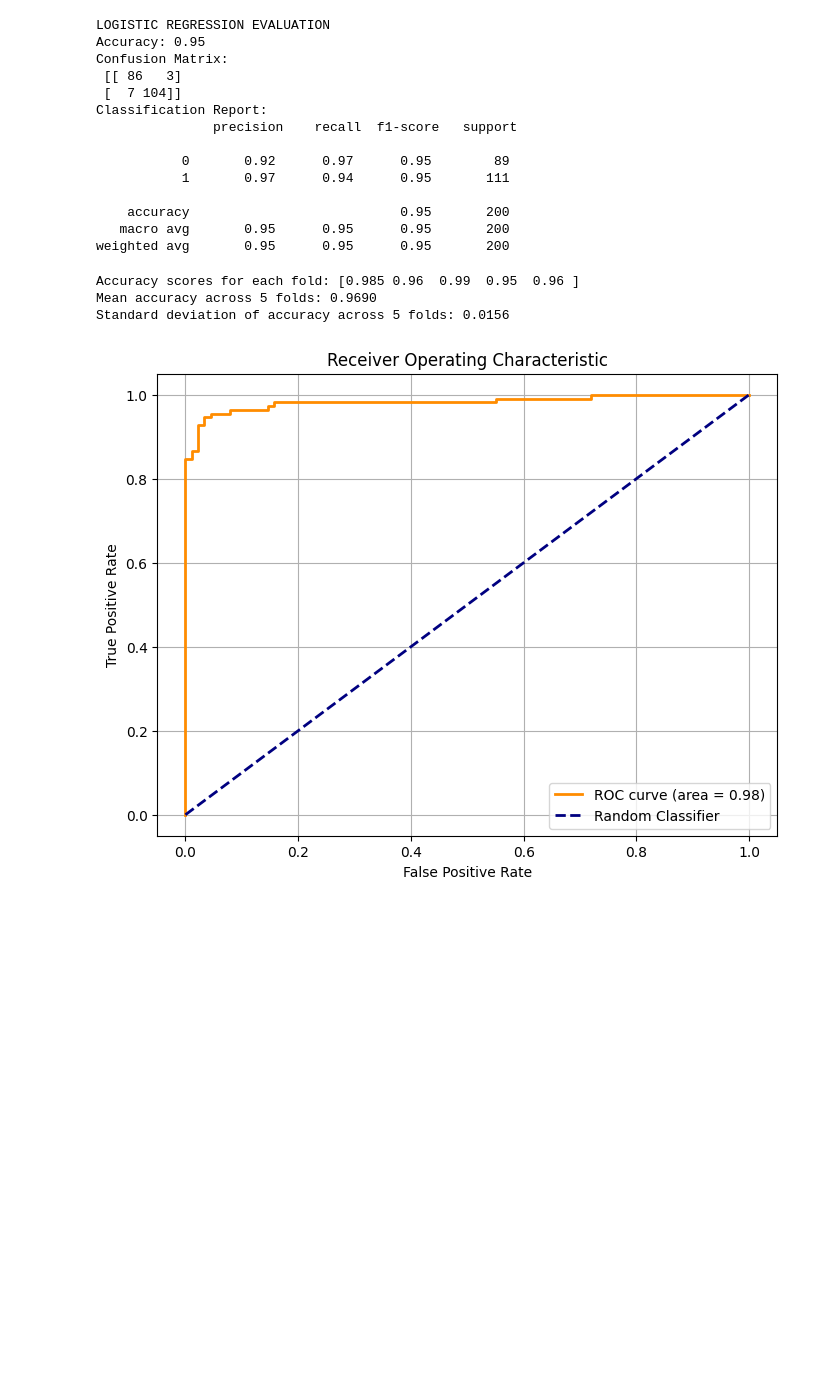
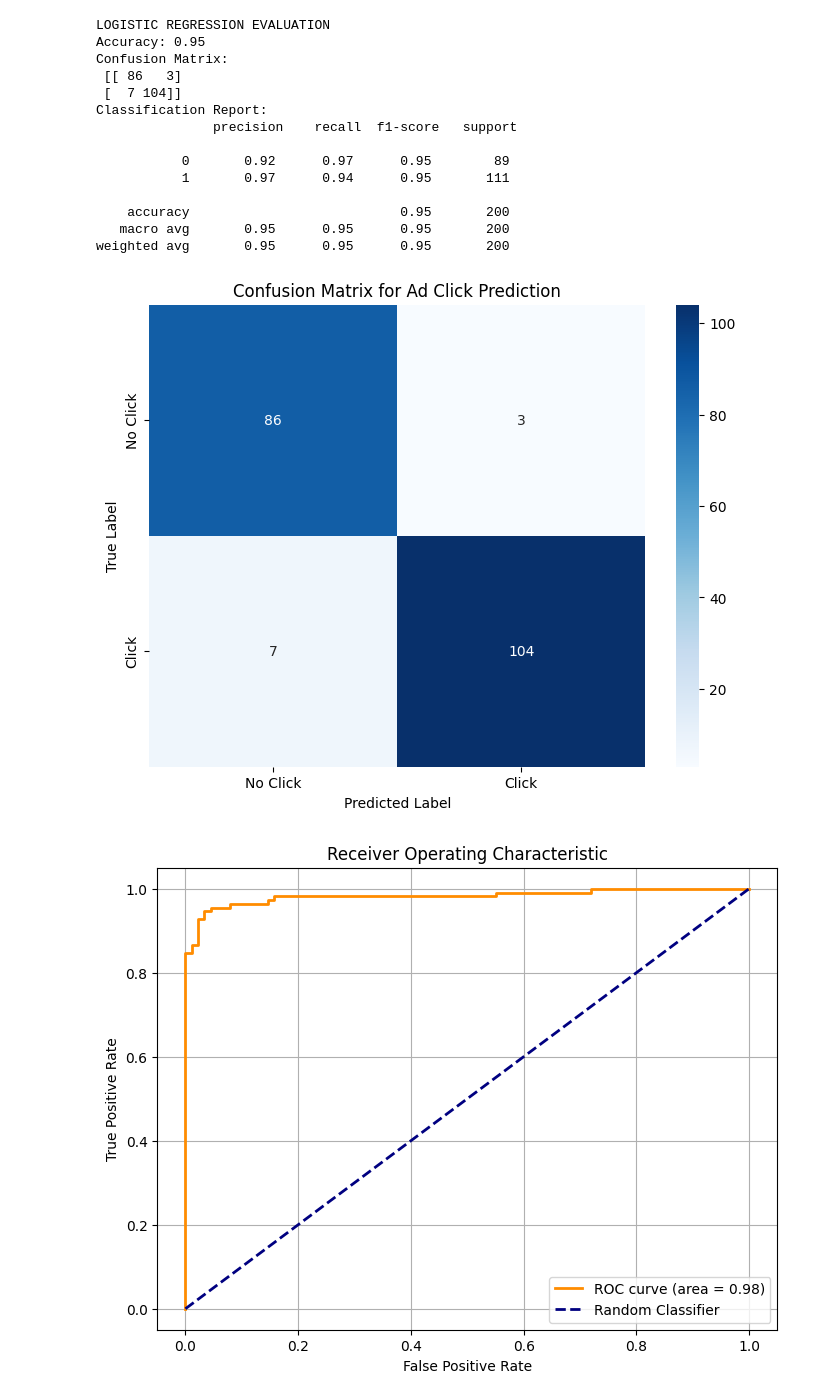
Before and after one commit to Rayr07/ML-lab, a Jupyter notebook: Lab4.ipynb, the cells around one changed output. Cells and saved outputs as stored; diff of their text form; code cells hidden in the pictures; blank space fills up the shorter version.

```diff
--- a/Lab4.ipynb
+++ b/Lab4.ipynb
@@ -376,5 +314,6 @@ Coefficients: [0.04656695 0.0372453 ]
 # %% [markdown]
 Q3
 # %%
-import pandas as pd
-dfavd=pd.read_csv("/content/drive/MyDrive/advertising.csv")
+## a
+dfavd=pd.read_csv("/content/advertising.csv")
+dfavd.head()
@@ -474,25 +405,19 @@ plt.show()
 [figure]
 # %%
 ## d
-
-from sklearn.model_selection import train_test_split
-
-X = dfavd.drop([
-    'Clicked on Ad',
-    'Ad Topic Line',
-    'City',
-    'Country',
-    'Timestamp',
-    'Male'
-], axis=1)
+X = dfavd.drop(['Clicked on Ad', 'Ad Topic Line', 'City', 'Country','Timestamp','Male'], axis=1)
 y = dfavd['Clicked on Ad']
 
 X_train, X_test, y_train, y_test = train_test_split(X, y, test_size=0.2, random_state=42)
-
 print("Shape of X_train:", X_train.shape)
 print("Shape of X_test:", X_test.shape)
 print("Shape of y_train:", y_train.shape)
 print("Shape of y_test:", y_test.shape)
+
+log_reg_model = LogisticRegression()
+log_reg_model.fit(X_train, y_train)
+print("Logistic Regression Intercept:", log_reg_model.intercept_)
+print("Logistic Regression Coefficients:", log_reg_model.coef_)
 # %% [output]
 Shape of X_train: (800, 4)
 Shape of X_test: (200, 4)
@@ -551,14 +497,19 @@ accuracy_scores = cross_val_score(log_reg_model, X, y, cv=cv, scoring='accuracy'
-# %%
-## f
-
-
-# Calculate and display the mean and standard deviation of the accuracy scores
-print(f"Accuracy scores for each fold: {accuracy_scores}")
-print(f"Mean accuracy across {cv} folds: {accuracy_scores.mean():.4f}")
-print(f"Standard deviation of accuracy across {cv} folds: {accuracy_scores.std():.4f}")
-# %% [output]
-Accuracy scores for each fold: [0.985 0.96  0.99  0.95  0.96 ]
-Mean accuracy across 5 folds: 0.9690
-Standard deviation of accuracy across 5 folds: 0.0156
+# %%
+##g
+from sklearn.metrics import confusion_matrix
+
+y_pred_log_reg = log_reg_model.predict(X_test)
+
+cm = confusion_matrix(y_test, y_pred_log_reg)
+
+plt.figure(figsize=(8, 6))
+sns.heatmap(cm, annot=True, fmt='d', cmap='Blues',
+            xticklabels=['No Click', 'Click'], yticklabels=['No Click', 'Click'])
+plt.xlabel('Predicted Label')
+plt.ylabel('True Label')
+plt.title('Confusion Matrix for Ad Click Prediction')
+plt.show()
+# %% [output]
+[figure, added]
 # %%
 ## g
```
Also changed, not shown: parts of 42 cells of this notebook.
